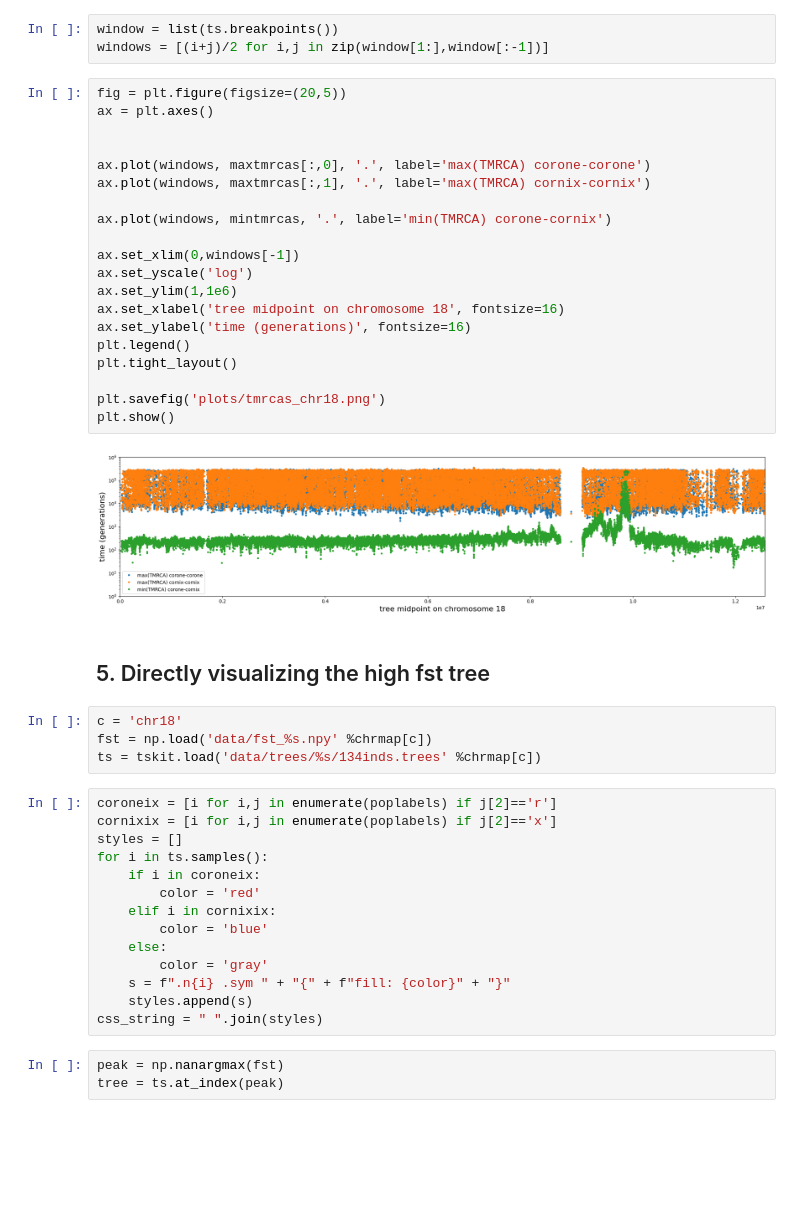
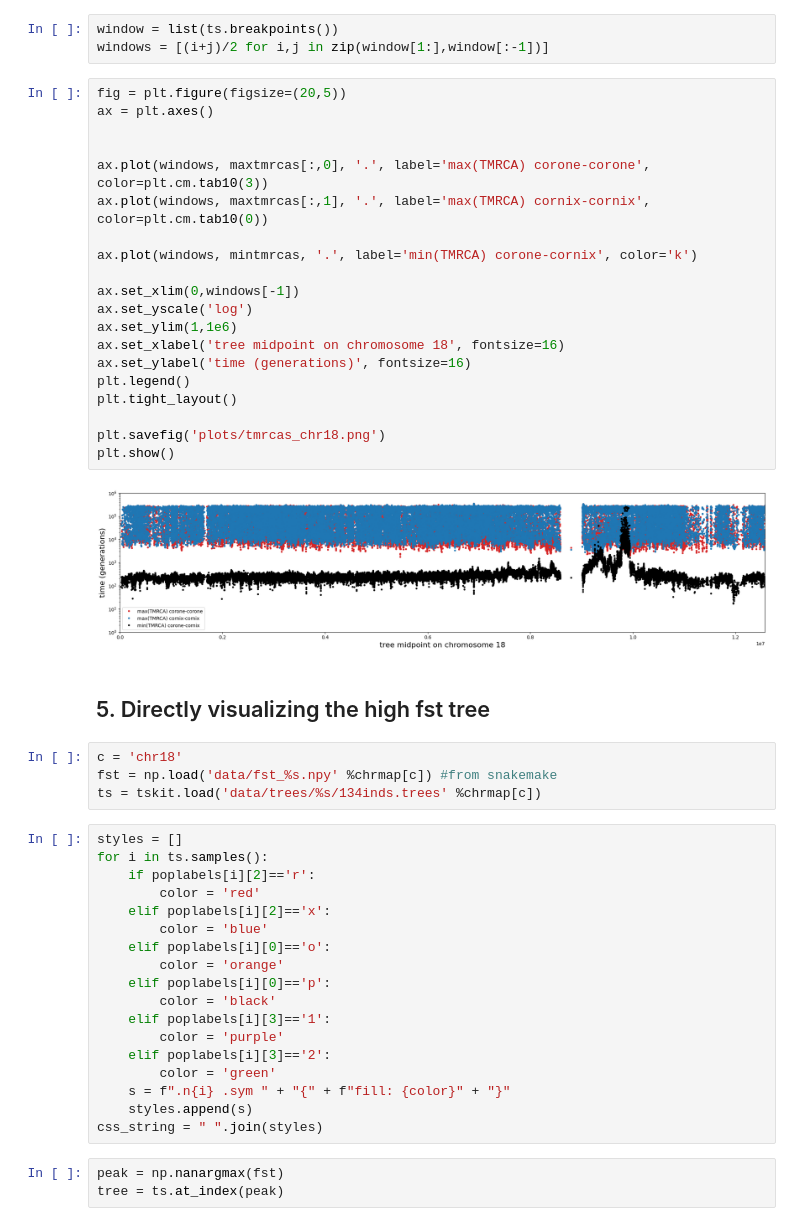
Before and after one commit to mmosmond/spacetrees-crows, a Jupyter notebook: plotting.ipynb, the cells around one changed output. Saved outputs shown, nothing was run; the diff lists cells and outputs as text; blank space fills up the shorter version.

Commit message:
improving colors

```diff
--- a/plotting.ipynb
+++ b/plotting.ipynb
@@ -280,42 +280,46 @@ windows = [(i+j)/2 for i,j in zip(window[1:],window[:-1])]
 # %%
 fig = plt.figure(figsize=(20,5))
 ax = plt.axes()
 
 
-ax.plot(windows, maxtmrcas[:,0], '.', label='max(TMRCA) corone-corone')
-ax.plot(windows, maxtmrcas[:,1], '.', label='max(TMRCA) cornix-cornix')
+ax.plot(windows, maxtmrcas[:,0], '.', label='max(TMRCA) corone-corone', color=plt.cm.tab10(3))
+ax.plot(windows, maxtmrcas[:,1], '.', label='max(TMRCA) cornix-cornix', color=plt.cm.tab10(0))
 
-ax.plot(windows, mintmrcas, '.', label='min(TMRCA) corone-cornix')
+ax.plot(windows, mintmrcas, '.', label='min(TMRCA) corone-cornix', color='k')
 
 ax.set_xlim(0,windows[-1])
 ax.set_yscale('log')
 ax.set_ylim(1,1e6)
 ax.set_xlabel('tree midpoint on chromosome 18', fontsize=16)
 ax.set_ylabel('time (generations)', fontsize=16)
 plt.legend()
 plt.tight_layout()
 
 plt.savefig('plots/tmrcas_chr18.png')
 plt.show()
 # %% [output]
-[figure, old version]
+[figure, new version]
 # %% [markdown]
 ## 5. Directly visualizing the high fst tree
 # %%
 c = 'chr18'
-fst = np.load('data/fst_%s.npy' %chrmap[c])
+fst = np.load('data/fst_%s.npy' %chrmap[c]) #from snakemake
 ts = tskit.load('data/trees/%s/134inds.trees' %chrmap[c])
 # %%
-coroneix = [i for i,j in enumerate(poplabels) if j[2]=='r']
-cornixix = [i for i,j in enumerate(poplabels) if j[2]=='x']
 styles = []
 for i in ts.samples():
-    if i in coroneix:
+    if poplabels[i][2]=='r':
         color = 'red'
-    elif i in cornixix:
+    elif poplabels[i][2]=='x':
         color = 'blue'
-    else:
-        color = 'gray'
+    elif poplabels[i][0]=='o':
+        color = 'orange'
+    elif poplabels[i][0]=='p':
+        color = 'black'
+    elif poplabels[i][3]=='1':
+        color = 'purple'
+    elif poplabels[i][3]=='2':
+        color = 'green'
     s = f".n{i} .sym " + "{" + f"fill: {color}" + "}"
     styles.append(s)
 css_string = " ".join(styles)
```
Also changed, not shown: parts of 2 cells of this notebook, 3 other files.
